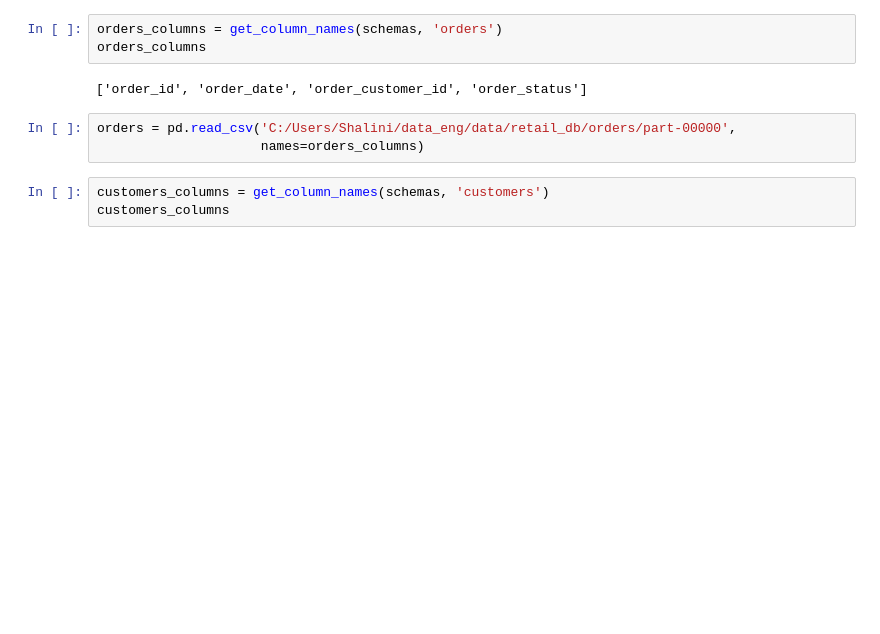
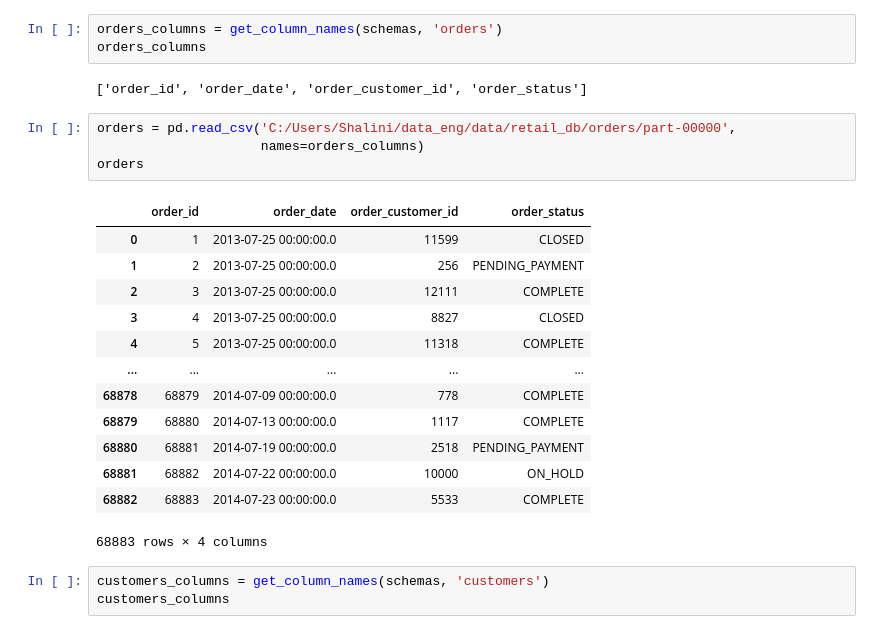
Before and after one commit to ranit532/data, a Jupyter notebook: py scripts/Joining Data In Pandas Dataframe.ipynb, the cells around one changed output. Saved outputs shown, nothing was run; the diff lists cells and outputs as text; blank space fills up the shorter version.

```diff
--- a/py scripts/Joining Data In Pandas Dataframe.ipynb
+++ b/py scripts/Joining Data In Pandas Dataframe.ipynb
@@ -38,6 +56,21 @@ orders_columns
 # %%
 orders = pd.read_csv('C:/Users/Shalini/data_eng/data/retail_db/orders/part-00000',
                      names=orders_columns)
+orders
+# %% [output]
+|  | order_id | order_date | order_customer_id | order_status |
+| 0 | 1 | 2013-07-25 00:00:00.0 | 11599 | CLOSED |
+| 1 | 2 | 2013-07-25 00:00:00.0 | 256 | PENDING_PAYMENT |
+| 2 | 3 | 2013-07-25 00:00:00.0 | 12111 | COMPLETE |
+| 3 | 4 | 2013-07-25 00:00:00.0 | 8827 | CLOSED |
+| 4 | 5 | 2013-07-25 00:00:00.0 | 11318 | COMPLETE |
+| ... | ... | ... | ... | ... |
+| 68878 | 68879 | 2014-07-09 00:00:00.0 | 778 | COMPLETE |
+| 68879 | 68880 | 2014-07-13 00:00:00.0 | 1117 | COMPLETE |
+| 68880 | 68881 | 2014-07-19 00:00:00.0 | 2518 | PENDING_PAYMENT |
+| 68881 | 68882 | 2014-07-22 00:00:00.0 | 10000 | ON_HOLD |
+| 68882 | 68883 | 2014-07-23 00:00:00.0 | 5533 | COMPLETE |
+68883 rows × 4 columns
 # %%
 customers_columns = get_column_names(schemas, 'customers')
 customers_columns
```
Also changed, not shown: parts of 8 cells of this notebook, 3 other files.
